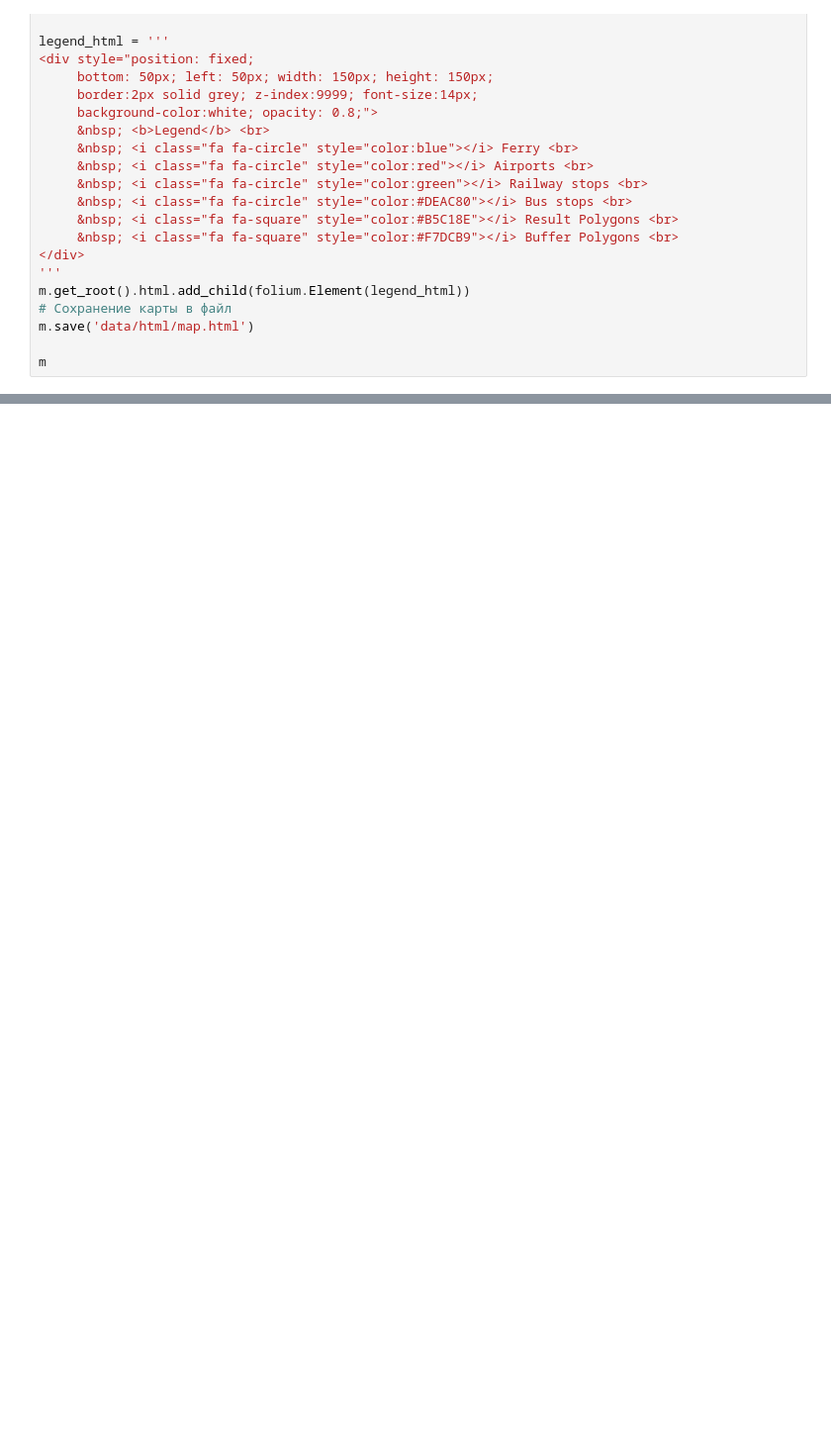
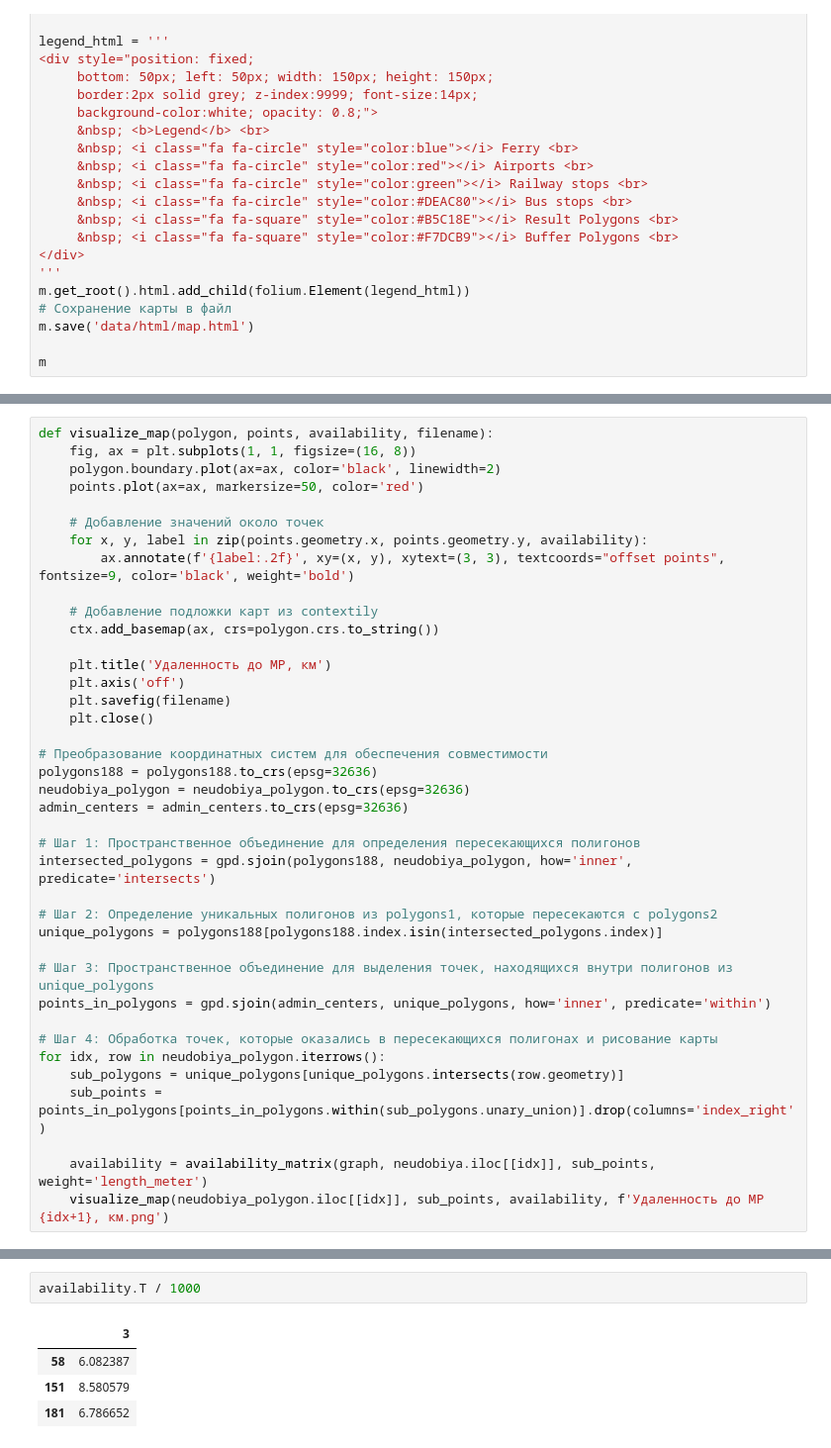
Before and after one commit to alexandermorozzov/transport_frames, a Jupyter notebook: Roma/examples/graphbuilder_v2.ipynb, the cells around one changed output, grey strips where cells are left out. Shown at 99% size. Cells and saved outputs as stored; diff of their text form; blank space fills up the shorter version.

```diff
--- a/Roma/examples/graphbuilder_v2.ipynb
+++ b/Roma/examples/graphbuilder_v2.ipynb
@@ -608,0 +720,39 @@ m
+# %%
+def visualize_map(polygon, points, availability, filename):
+    fig, ax = plt.subplots(1, 1, figsize=(16, 8))
+    polygon.boundary.plot(ax=ax, color='black', linewidth=2)
+    points.plot(ax=ax, markersize=50, color='red')
+
+    # Добавление значений около точек
+    for x, y, label in zip(points.geometry.x, points.geometry.y, availability):
+        ax.annotate(f'{label:.2f}', xy=(x, y), xytext=(3, 3), textcoords="offset points", fontsize=9, color='black', weight='bold')
+
+    # Добавление подложки карт из contextily
+    ctx.add_basemap(ax, crs=polygon.crs.to_string())
+
+    plt.title('Удаленность до МР, км')
+    plt.axis('off')
+    plt.savefig(filename)
+    plt.close()
+
+# Преобразование координатных систем для обеспечения совместимости
+polygons188 = polygons188.to_crs(epsg=32636)
+neudobiya_polygon = neudobiya_polygon.to_crs(epsg=32636)
+admin_centers = admin_centers.to_crs(epsg=32636)
+
+# Шаг 1: Пространственное объединение для определения пересекающихся полигонов
+intersected_polygons = gpd.sjoin(polygons188, neudobiya_polygon, how='inner', predicate='intersects')
+
+# Шаг 2: Определение уникальных полигонов из polygons1, которые пересекаются с polygons2
+unique_polygons = polygons188[polygons188.index.isin(intersected_polygons.index)]
+
+# Шаг 3: Пространственное объединение для выделения точек, находящихся внутри полигонов из unique_polygons
+points_in_polygons = gpd.sjoin(admin_centers, unique_polygons, how='inner', predicate='within')
+
+# Шаг 4: Обработка точек, которые оказались в пересекающихся полигонах и рисование карты
+for idx, row in neudobiya_polygon.iterrows():
+    sub_polygons = unique_polygons[unique_polygons.intersects(row.geometry)]
+    sub_points = points_in_polygons[points_in_polygons.within(sub_polygons.unary_union)].drop(columns='index_right')
+
+    availability = availability_matrix(graph, neudobiya.iloc[[idx]], sub_points, weight='length_meter')
+    visualize_map(neudobiya_polygon.iloc[[idx]], sub_points, availability, f'Удаленность до МР {idx+1}, км.png')
@@ -608,0 +768,7 @@ m
+# %%
+availability.T / 1000
+# %% [output]
+|  | 3 |
+| 58 | 6.082387 |
+| 151 | 8.580579 |
+| 181 | 6.786652 |
```
Also changed, not shown: parts of 14 cells of this notebook.
